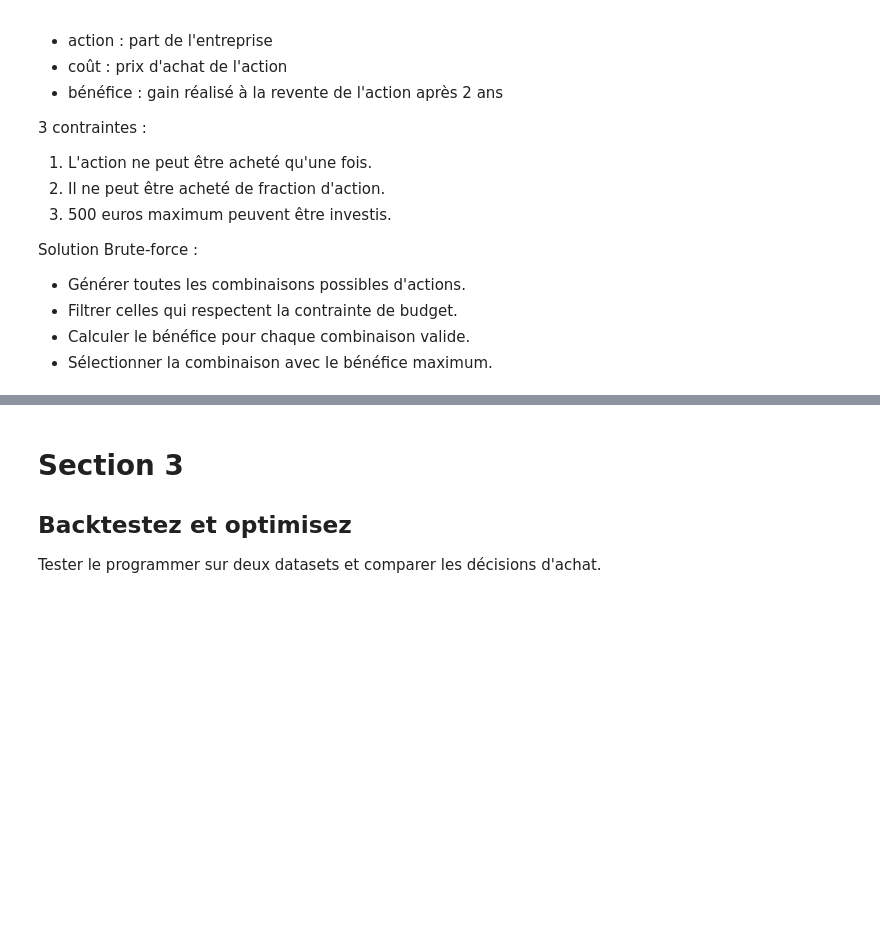
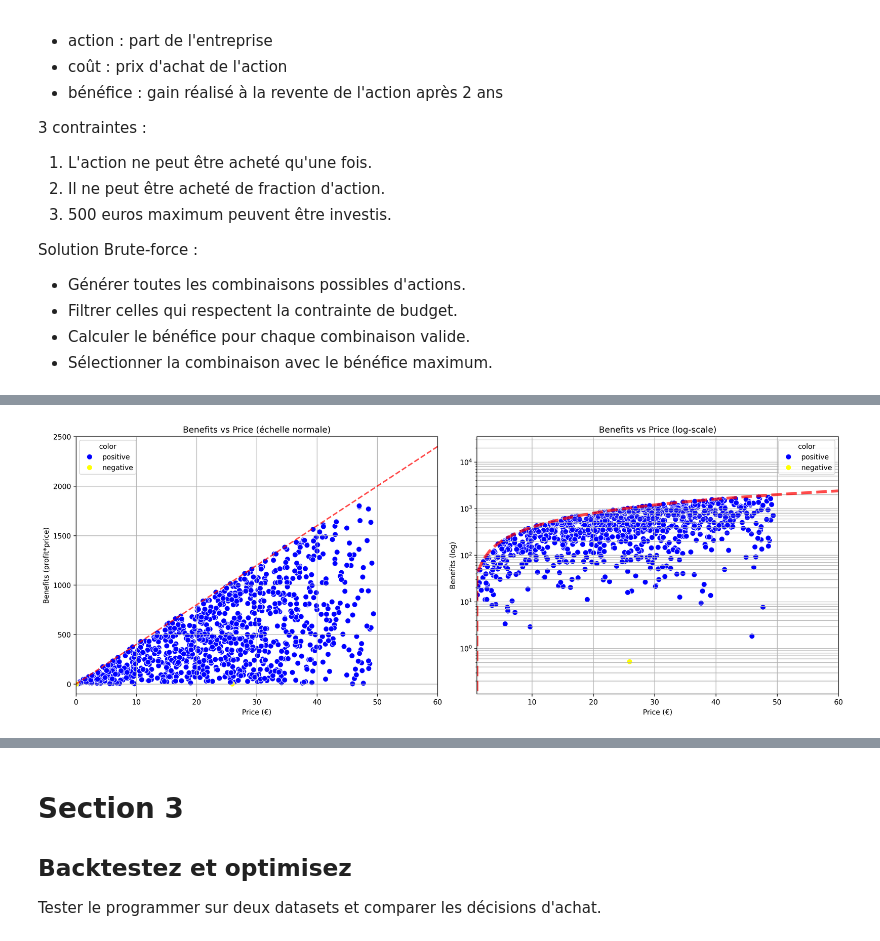
Before and after one commit to MithrandirEa/P7_Algorithmes, a Jupyter notebook: first_search/search_Notebook.ipynb, the cells around one changed output, grey strips where cells are left out. Saved outputs shown, nothing was run; the diff lists cells and outputs as text; code cells hidden in the pictures; blank space fills up the shorter version.

```diff
--- a/first_search/search_Notebook.ipynb
+++ b/first_search/search_Notebook.ipynb
@@ -207,0 +147,71 @@ Share-RWWJ    46.3       0               0
+# %%
+import numpy as np
+import pandas as pd
+import matplotlib.pyplot as plt
+import seaborn as sns
+
+df = pd.read_csv('data/dataset_1_cured.csv')
+
+# Coloration selon ton critère (< 1 → rouge, sinon bleu)
+df['color'] = df['benefit_2y'].apply(lambda v: 'negative' if v < 1 else 'positive')
+
+# ----------------------------
+# Deux graphiques côte à côte
+# ----------------------------
+plt.figure(figsize=(16, 6), dpi=300)
+
+# -------------------------
+# GRAPHIQUE 1 : échelle normale
+# -------------------------
+plt.subplot(1, 2, 1)
+sns.scatterplot(
+    data=df,
+    x='price',
+    y='benefit_2y',
+    hue='color',
+    palette={'negative': 'yellow', 'positive': 'blue'},
+    s=60,
+    marker='o'
+)
+
+# AJOUTER ICI LA FONCTION QUI SERT DE REFÉRENCE
+x_values = np.linspace(0, 100, 100)
+plt.plot(x_values, 40*x_values, 'r--', linewidth=2, label='y = x', alpha=0.7)
+
+
+plt.title("Benefits vs Price (échelle normale)")
+plt.xlabel("Price (€)")
+plt.ylabel("Benefits (profit*price)")
+plt.xlim(0, 60)
+plt.ylim(-100, 2500)
+plt.grid(True)
+
+# -------------------------
+# GRAPHIQUE 2 : échelle logarithmique
+# -------------------------
+plt.subplot(1, 2, 2)
+sns.scatterplot(
+    data=df,
+    x='price',
+    y='benefit_2y',
+    hue='color',
+    palette={'negative': 'yellow', 'positive': 'blue'},
+    s=60,
+    marker='o'
+)
+
+# AJOUTER ICI LA FONCTION QUI SERT DE REFÉRENCE
+x_values = np.linspace(0, 100, 100)
+plt.plot(x_values, 40*x_values, 'r--', linewidth=4, label='y = x', alpha=0.7)
+
+plt.yscale('log')  # <-- Échelle logarithmique
+plt.title("Benefits vs Price (log-scale)")
+plt.xlabel("Price (€)")
+plt.ylabel("Benefits (log)")
+plt.xlim(1, 60)
+plt.grid(True, which='both')
+
+plt.tight_layout()   # évite le chevauchement
+plt.show()
+# %% [output]
+[figure, added]
```
Also changed, not shown: parts of 14 cells of this notebook, 1 other file.
